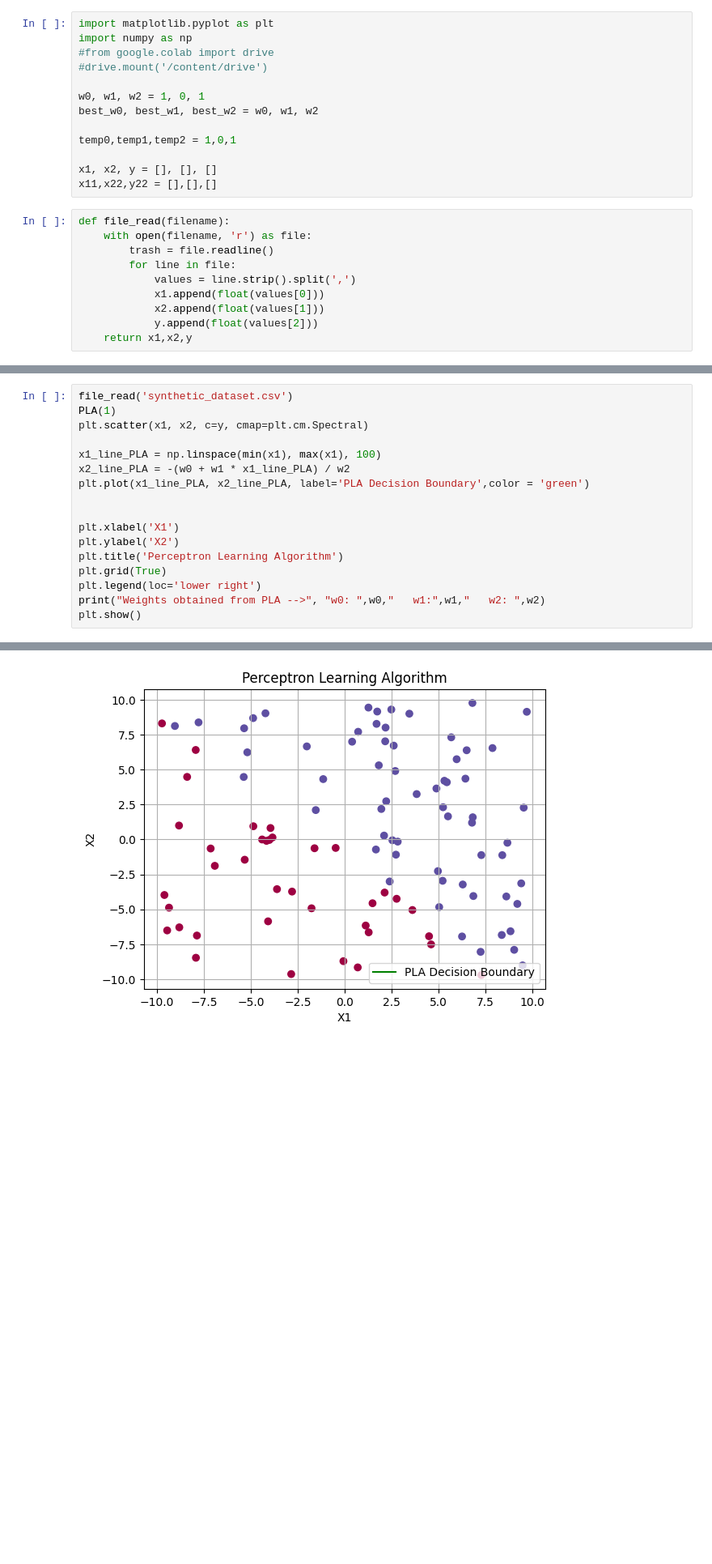
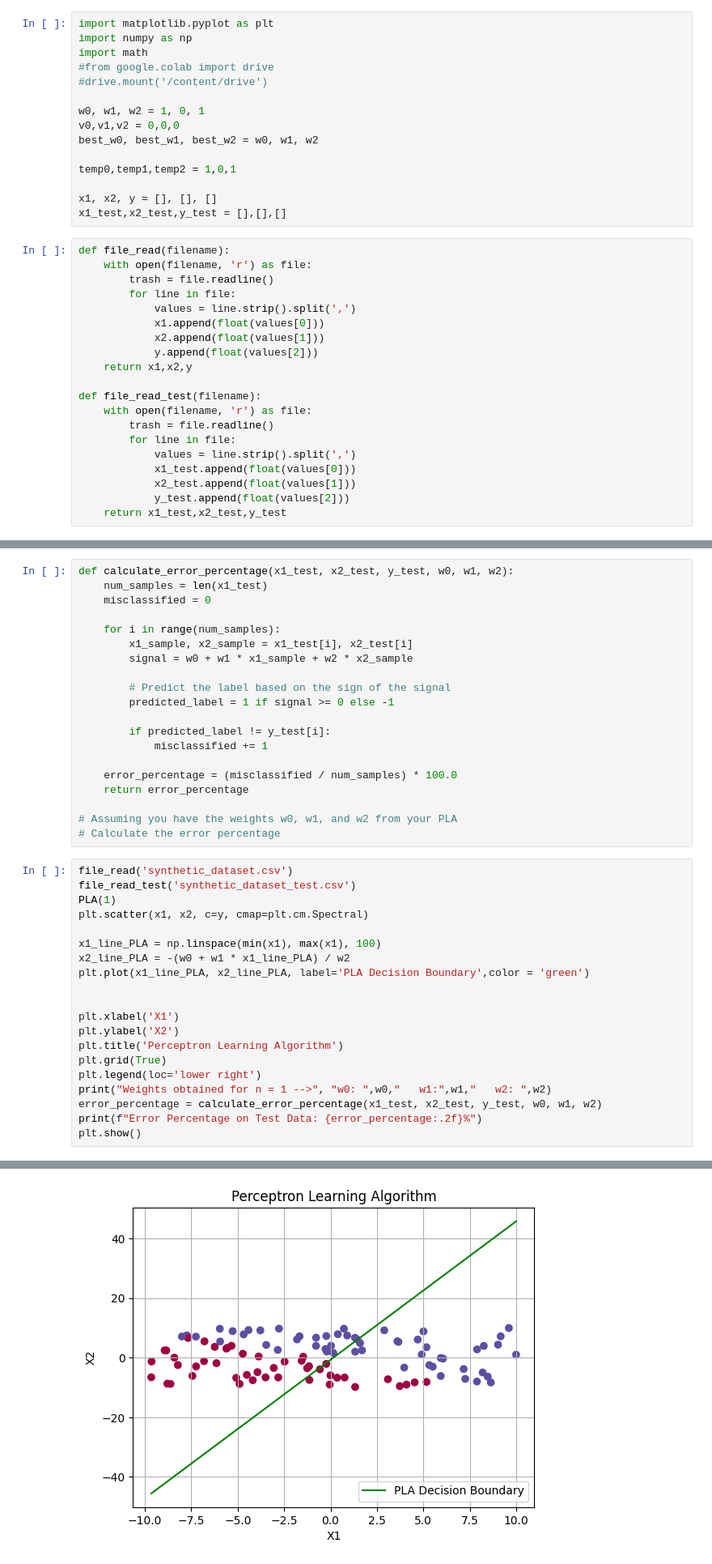
Before and after one commit to kurav/CMPE257-Fall23-Varshith-Kura, a Jupyter notebook: homework_1.ipynb, the cells around one changed output, grey strips where cells are left out. Shown: that part at 81% size. Cells and saved outputs as stored; diff of their text form; blank space fills up the shorter version.

```diff
--- a/homework_1.ipynb
+++ b/homework_1.ipynb
@@ -3,16 +3,18 @@
 # %%
 import matplotlib.pyplot as plt
 import numpy as np
+import math
 #from google.colab import drive
 #drive.mount('/content/drive')
 
 w0, w1, w2 = 1, 0, 1
+v0,v1,v2 = 0,0,0
 best_w0, best_w1, best_w2 = w0, w1, w2
 
 temp0,temp1,temp2 = 1,0,1
 
 x1, x2, y = [], [], []
-x11,x22,y22 = [],[],[]
+x1_test,x2_test,y_test = [],[],[]
 # %%
 def file_read(filename):
     with open(filename, 'r') as file:
@@ -23,6 +25,16 @@ def file_read(filename):
             x2.append(float(values[1]))
             y.append(float(values[2]))
     return x1,x2,y
+
+def file_read_test(filename):
+    with open(filename, 'r') as file:
+        trash = file.readline()
+        for line in file:
+            values = line.strip().split(',')
+            x1_test.append(float(values[0]))
+            x2_test.append(float(values[1]))
+            y_test.append(float(values[2]))
+    return x1_test,x2_test,y_test
 # %%
 def misclassified_points():
     return [(x1[i], x2[i], y[i]) for i in range(len(x1)) if (w0 + w1 * x1[i] + w2 * x2[i]) * y[i] <= 0]
@@ -44,5 +86,26 @@ def PLA(n):
+# %%
+def calculate_error_percentage(x1_test, x2_test, y_test, w0, w1, w2):
+    num_samples = len(x1_test)
+    misclassified = 0
+
+    for i in range(num_samples):
+        x1_sample, x2_sample = x1_test[i], x2_test[i]
+        signal = w0 + w1 * x1_sample + w2 * x2_sample
+
+        # Predict the label based on the sign of the signal
+        predicted_label = 1 if signal >= 0 else -1
+
+        if predicted_label != y_test[i]:
+            misclassified += 1
+
+    error_percentage = (misclassified / num_samples) * 100.0
+    return error_percentage
+
+# Assuming you have the weights w0, w1, and w2 from your PLA
+# Calculate the error percentage
 # %%
 file_read('synthetic_dataset.csv')
+file_read_test('synthetic_dataset_test.csv')
 PLA(1)
 plt.scatter(x1, x2, c=y, cmap=plt.cm.Spectral)
 
@@ -56,6 +119,8 @@ plt.ylabel('X2')
 plt.title('Perceptron Learning Algorithm')
 plt.grid(True)
 plt.legend(loc='lower right')
-print("Weights obtained from PLA -->", "w0: ",w0,"   w1:",w1,"   w2: ",w2)
+print("Weights obtained for n = 1 -->", "w0: ",w0,"   w1:",w1,"   w2: ",w2)
+error_percentage = calculate_error_percentage(x1_test, x2_test, y_test, w0, w1, w2)
+print(f"Error Percentage on Test Data: {error_percentage:.2f}%")
 plt.show()
 # %% [output]
@@ -79,2 +130,2 @@ Weights obtained from PLA --> w0:  nan    w1: nan    w2:  nan
-[figure, old version]
+[figure, new version]
 # %%
```
Also changed, not shown: parts of 4 cells of this notebook.
